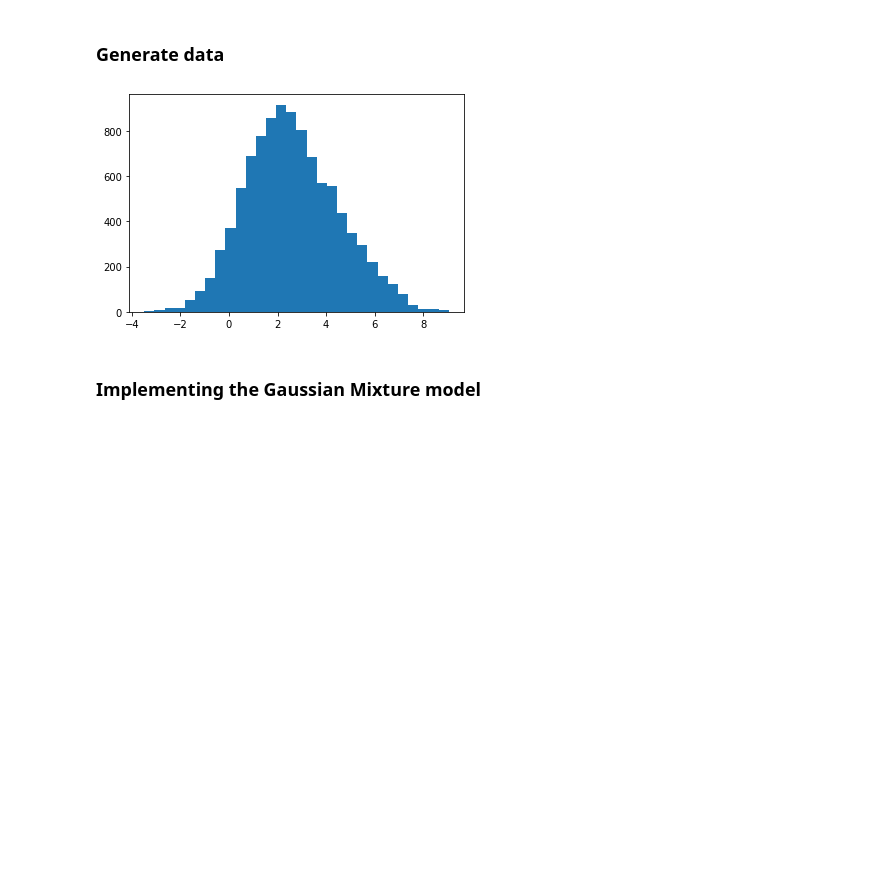
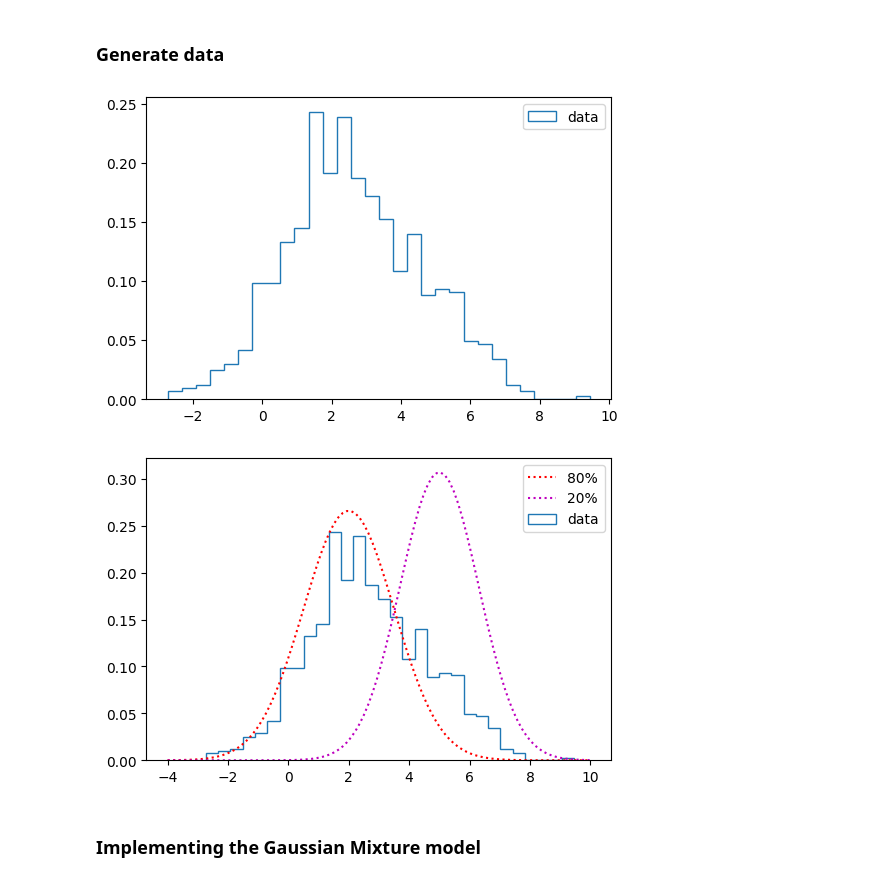
Before and after one commit to sequi76/Bayesian_ML_for_scientific_research, a Jupyter notebook: lecture1/practice/gaussian_mixture.ipynb, the cells around one changed output. Saved outputs shown, nothing was run; the diff lists cells and outputs as text; code cells hidden in the pictures; blank space fills up the shorter version.

```diff
--- a/lecture1/practice/gaussian_mixture.ipynb
+++ b/lecture1/practice/gaussian_mixture.ipynb
@@ -39,12 +46,25 @@ for i in range(len(bernoulli)):
         out.append(np.random.normal(mu0,sigma0))
     else:
         out.append(np.random.normal(mu1,sigma1))
-# %%
-# We plot the data without labels (as we would actually see it!)
-plt.hist(out, bins=30)
-plt.show()
-# %% [output]
-[figure, removed]
+# %%
+# We plot the data without labels (as we would actually see it!)
+x=np.linspace(-4,10,100)
+plt.hist(out, histtype='step', bins=30, density=1, label='data')
+#plt.plot(x, stats.norm.pdf(x,mu0,sigma0), 'r:', label='80%')
+#plt.plot(x, stats.norm.pdf(x,mu1,sigma1), 'm:', label='20%')
+plt.legend()
+plt.show()
+
+# We plot the data without labels (as we would actually see it!)
+x=np.linspace(-4,10,100)
+plt.hist(out, histtype='step', bins=30, density=1, label='data')
+plt.plot(x, stats.norm.pdf(x,mu0,sigma0), 'r:', label='80%')
+plt.plot(x, stats.norm.pdf(x,mu1,sigma1), 'm:', label='20%')
+plt.legend()
+plt.show()
+# %% [output]
+[figure, added]
+[figure, added]
 # %% [markdown]
 ### Implementing the Gaussian Mixture model
 # %%
```
Also changed, not shown: parts of 19 cells of this notebook.
